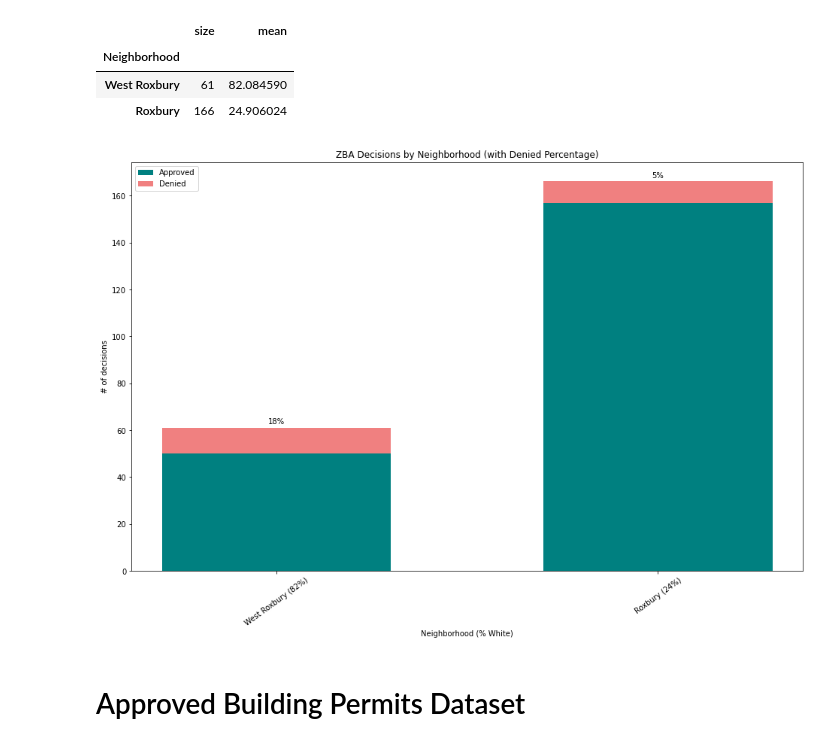
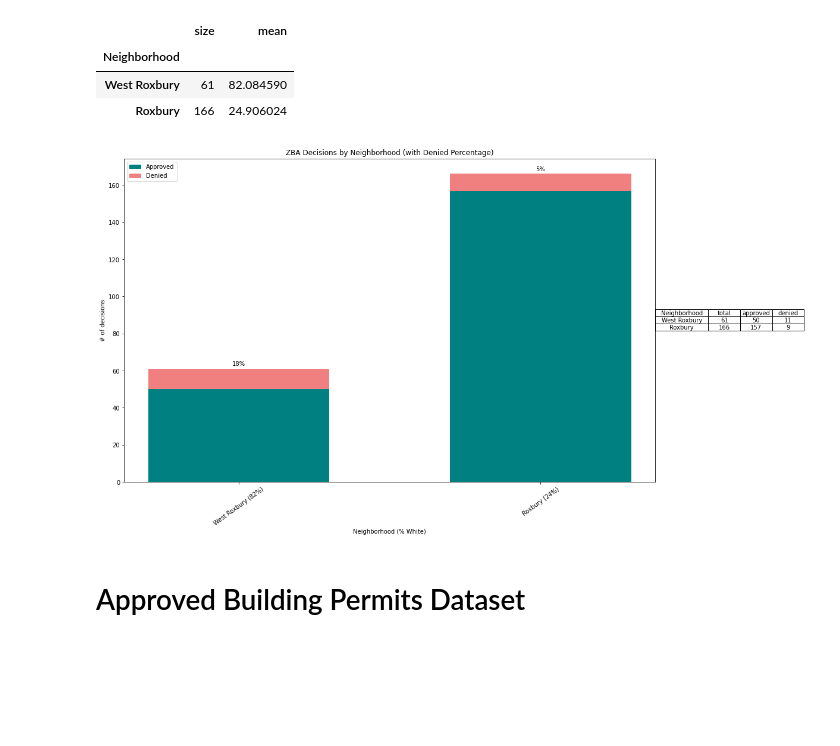
Before and after one commit to BU-Spark/CS506-Fall2020-Projects, a Jupyter notebook: bay_state_banner/deliverable_3/deliverable_3.ipynb, the cells around one changed output. Saved outputs shown, nothing was run; the diff lists cells and outputs as text; code cells hidden in the pictures; blank space fills up the shorter version.

```diff
--- a/bay_state_banner/deliverable_3/deliverable_3.ipynb
+++ b/bay_state_banner/deliverable_3/deliverable_3.ipynb
@@ -93,5 +94,7 @@ if not data_loaded:
     decisions_with_demos = generate_decisions_with_demos()
 # %% [markdown]
 ## Analysis & Visualization
+# %%
+pdf = PdfPages('charts.out.pdf')
 # %% [markdown]
 Plot decision approval/denials in majority white and non-white areas
@@ -231,32 +256,37 @@ roxbury_stats
 # %%
 # plot the grouped data
 title = "ZBA Decisions by Neighborhood (with Denied Percentage)"
 xlabel = "Neighborhood (% White)"
 width = 0.6
 plt.figure(figsize=[16,10])
 plt.title(title)
 plt.xlabel(xlabel)
 plt.ylabel("# of decisions")
 
 ind = np.arange(len(roxbury_stats))
 p1 = plt.bar(ind, rox_num_approved, width, label="Approved", color='teal')
 p2 = plt.bar(ind, rox_num_denied, width, bottom=rox_num_approved, label="Denied", color='lightcoral')
 
 plt.legend()
 xtix = [str(roxbury_stats['size'].index[i]) + " (" + str(int(roxbury_stats['mean'].values[i])) + "%)" for i in range(len(roxbury_stats['size'].index))]
 plt.xticks(ind, xtix, rotation=36)
 
 # set up extra text in graph
 for i in range(len(p1)):
     rect = p1[i]
     height = rect.get_height()
     plt.text(rect.get_x() + rect.get_width()/2., roxbury_stats['size'].values[i] + 1,
             '%d%%' % ((rox_num_denied[i] / (rox_num_denied[i] + rox_num_approved[i])) * 100),
             ha='center', va='bottom')
 
+cell_data = [[neigh, tot, n_app, n_den] for neigh,tot,n_app,n_den in zip(roxbury_stats.index, roxbury_stats['size'].values, rox_num_approved, rox_num_denied)]
+table = plt.table(cell_data, cellLoc='center', loc='right', colWidths=[0.1, 0.06, 0.06, 0.06], colLabels=['Neighborhood', 'total', 'approved', 'denied'])
+table.auto_set_font_size(False)
+
+pdf.savefig(bbox_inches="tight", dpi=300)
 plt.show()
 # %% [output]
-[figure, old version]
+[figure, new version]
 # %% [markdown]
 # Approved Building Permits Dataset
 # %%
```
Also changed, not shown: parts of 10 cells of this notebook, 3 other files.
